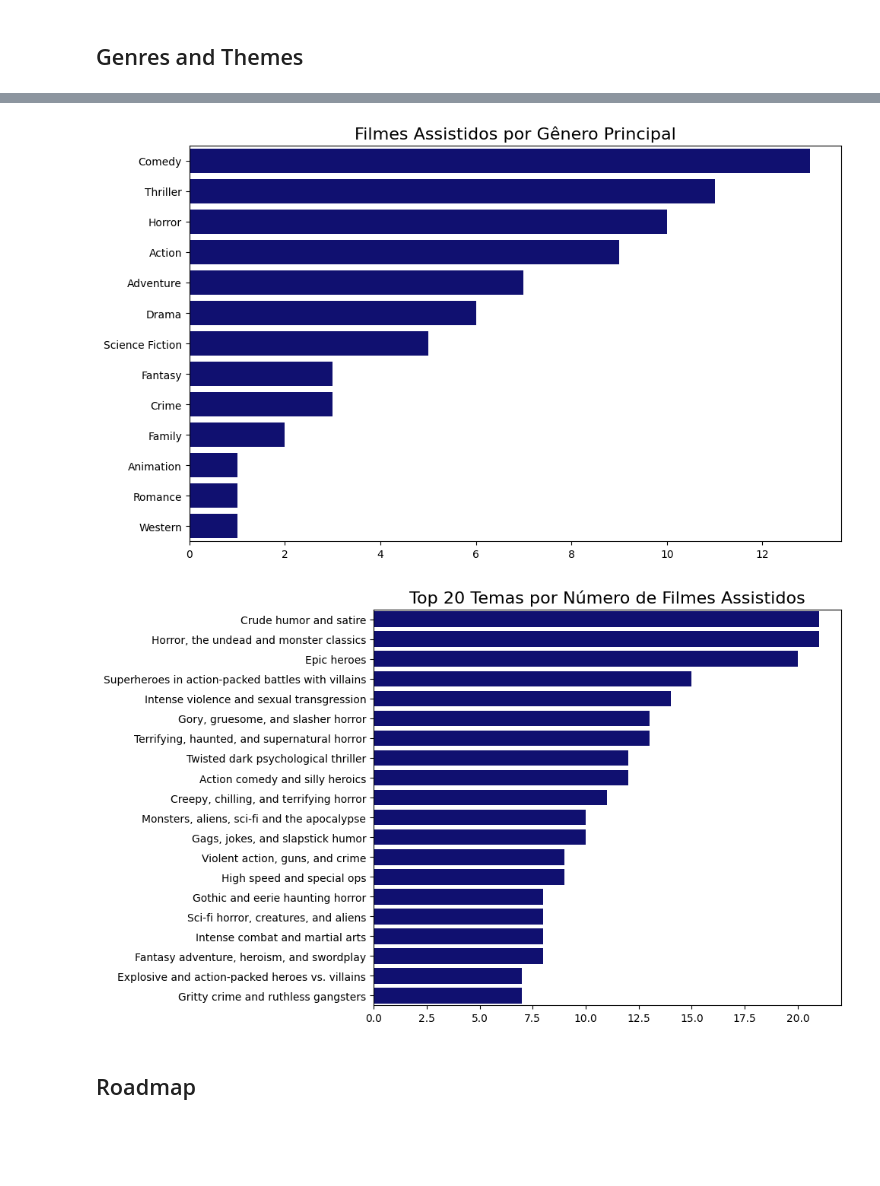
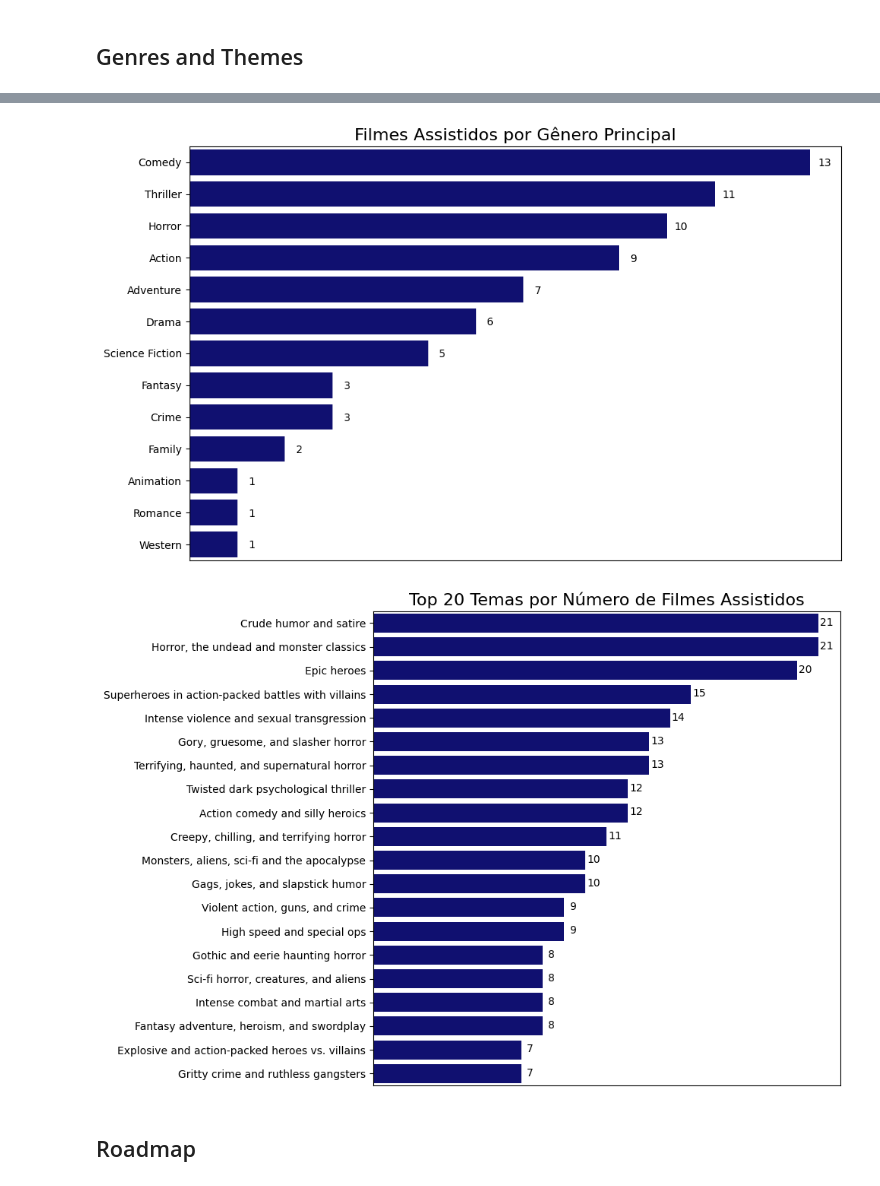
Before and after one commit to oextraordimario/letterboxd_analysis, a Jupyter notebook: movies_analysis.ipynb, the cells around one changed output, grey strips where cells are left out. Cells and saved outputs as stored; diff of their text form; code cells hidden in the pictures; blank space fills up the shorter version.

```diff
--- a/movies_analysis.ipynb
+++ b/movies_analysis.ipynb
@@ -796,12 +820,20 @@ plt.show()
 # %% [markdown]
 ## Studios
 # %%
+gdf_mps = analytical_dataframes['movies_per_studio'].reset_index()
+
 plt.figure(figsize=(10, 6))
 sns.barplot(data=analytical_dataframes['movies_per_studio'], x="movie_count", y="studio", color='navy')
 
 plt.title("Filmes Assistidos por Estúdio", fontsize=16)
 plt.xlabel('')
 plt.ylabel('')
+plt.xticks([])
+
+for index, row in gdf_mps.iterrows():
+    plt.text(y=index, x=row['movie_count'] + 0.2,  # Position above the bar
+             s=str(row['movie_count']),  # Display value
+             ha='center', va='bottom', fontsize=10, color='black')  # Styling
 
 plt.tight_layout()
 plt.show()
@@ -810,12 +842,20 @@ plt.show()
 # %% [markdown]
 ## Genres and Themes
 # %%
+gdf_pcg = analytical_dataframes['popular_complete_genres'].reset_index()
+
 plt.figure(figsize=(10, 6))
-sns.barplot(data=analytical_dataframes['popular_complete_genres'], x="film_title", y="genre", color='navy')
+sns.barplot(data=gdf_pcg, x="film_title", y="genre", color='navy')
 
 plt.title("Filmes Assistidos por Gênero (todos)", fontsize=16)
 plt.xlabel('')
 plt.ylabel('')
+plt.xticks([])
+
+for index, row in gdf_pcg.iterrows():
+    plt.text(y=index + 0.2, x=row['film_title'] + 0.6,  # Position above the bar
+             s=str(row['film_title']),  # Display value
+             ha='center', va='bottom', fontsize=10, color='black')  # Styling
 
 plt.tight_layout()
 plt.show()
@@ -824,27 +864,43 @@ plt.show()
 # %%
+gdf_ppg = analytical_dataframes['popular_primary_genres'].reset_index()
+
 plt.figure(figsize=(10, 6))
-sns.barplot(data=analytical_dataframes['popular_primary_genres'], x="film_title", y="genre", color='navy')
+sns.barplot(data=gdf_ppg, x="film_title", y="genre", color='navy')
 
 plt.title("Filmes Assistidos por Gênero Principal", fontsize=16)
 plt.xlabel('')
 plt.ylabel('')
+plt.xticks([])
+
+for index, row in gdf_ppg.iterrows():
+    plt.text(y=index + 0.2, x=row['film_title'] + 0.3,  # Position above the bar
+             s=str(row['film_title']),  # Display value
+             ha='center', va='bottom', fontsize=10, color='black')  # Styling
 
 plt.tight_layout()
 plt.show()
 # %% [output]
-[figure, old version]
+[figure, new version]
 # %%
-plt.figure(figsize=(10, 6))
-sns.barplot(data=analytical_dataframes['popular_themes'].iloc[:20], x="movie_count", y="theme", color='navy')
+gdf_pt = analytical_dataframes['popular_themes'].reset_index().iloc[:20]
+
+plt.figure(figsize=(10, 6.8))
+sns.barplot(data=gdf_pt, x="movie_count", y="theme", color='navy')
 
 plt.title("Top 20 Temas por Número de Filmes Assistidos", fontsize=16)
 plt.xlabel('')
 plt.ylabel('')
+plt.xticks([])
+
+for index, row in gdf_pt.iterrows():
+    plt.text(y=index + 0.2, x=row['movie_count'] + 0.4,  # Position above the bar
+             s=str(row['movie_count']),  # Display value
+             ha='center', va='bottom', fontsize=10, color='black')  # Styling
 
 plt.tight_layout()
 plt.show()
 # %% [output]
-[figure, old version]
+[figure, new version]
 # %% [markdown]
 ## Roadmap
 # %%
```
Also changed, not shown: parts of 15 cells of this notebook.
